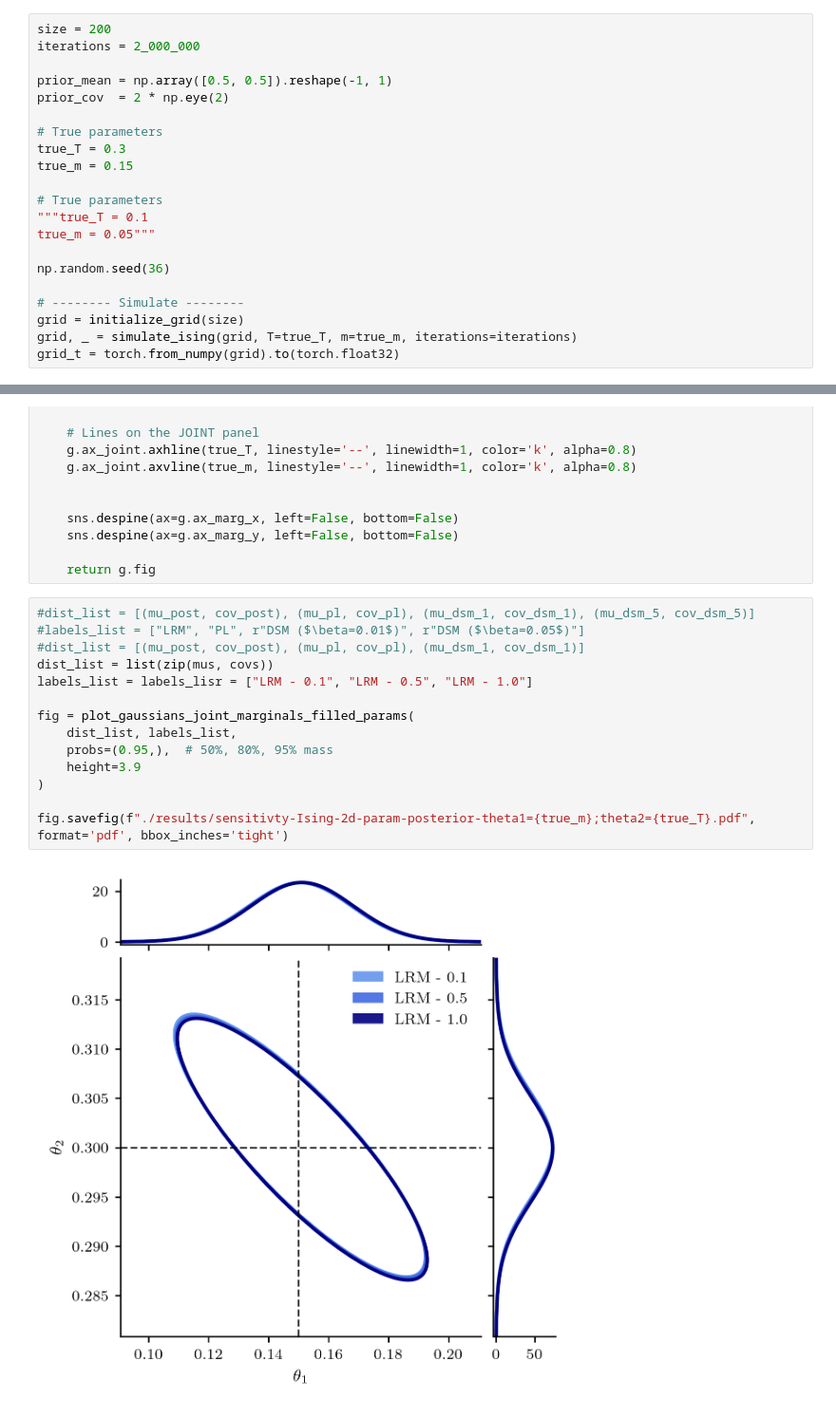
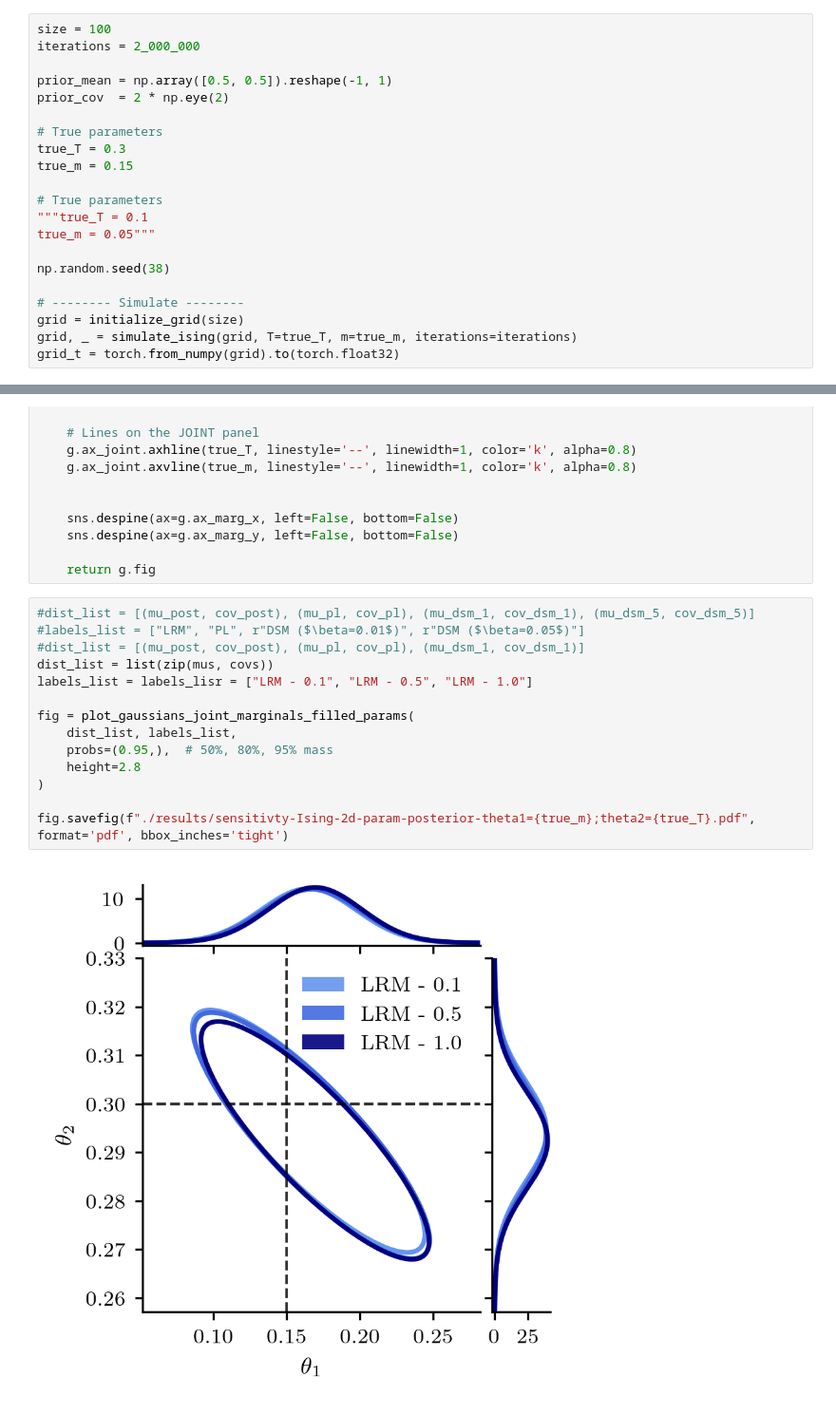
Before and after one commit to williamlaplante/LRM-Bayes, a Jupyter notebook: experiments/lattices/Ising/sensitivity-ising-model.ipynb, the cells around one changed output, grey strips where cells are left out. Shown at 95% size. Cells and saved outputs as stored; diff of their text form.

Commit message:
polished plot a little

```diff
--- a/experiments/lattices/Ising/sensitivity-ising-model.ipynb
+++ b/experiments/lattices/Ising/sensitivity-ising-model.ipynb
@@ -55,7 +55,7 @@ def simulate_ising(grid, T=0.33, m=0, iterations=100000, record_every=1000):
 # %% [markdown]
 # Runtime and Parameter Estimates
 # %%
-size = 200
+size = 100
 iterations = 2_000_000
 
 prior_mean = np.array([0.5, 0.5]).reshape(-1, 1)
@@ -69,7 +69,7 @@ true_m = 0.15
 """true_T = 0.1
 true_m = 0.05"""
 
-np.random.seed(36)
+np.random.seed(38)
 
 # -------- Simulate --------
 grid = initialize_grid(size)
@@ -248,16 +248,16 @@ def plot_gaussians_joint_marginals_filled_params(
 # %%
 #dist_list = [(mu_post, cov_post), (mu_pl, cov_pl), (mu_dsm_1, cov_dsm_1), (mu_dsm_5, cov_dsm_5)]
 #labels_list = ["LRM", "PL", r"DSM ($\beta=0.01$)", r"DSM ($\beta=0.05$)"]
 #dist_list = [(mu_post, cov_post), (mu_pl, cov_pl), (mu_dsm_1, cov_dsm_1)]
 dist_list = list(zip(mus, covs))
 labels_list = labels_lisr = ["LRM - 0.1", "LRM - 0.5", "LRM - 1.0"]
 
 fig = plot_gaussians_joint_marginals_filled_params(
     dist_list, labels_list,
     probs=(0.95,),  # 50%, 80%, 95% mass
-    height=3.9
+    height=2.8
 )
 
 fig.savefig(f"./results/sensitivty-Ising-2d-param-posterior-theta1={true_m};theta2={true_T}.pdf", format='pdf', bbox_inches='tight')
 # %% [output]
-[figure, old version]
+[figure, new version]
```
Also changed, not shown: 1 other file.
